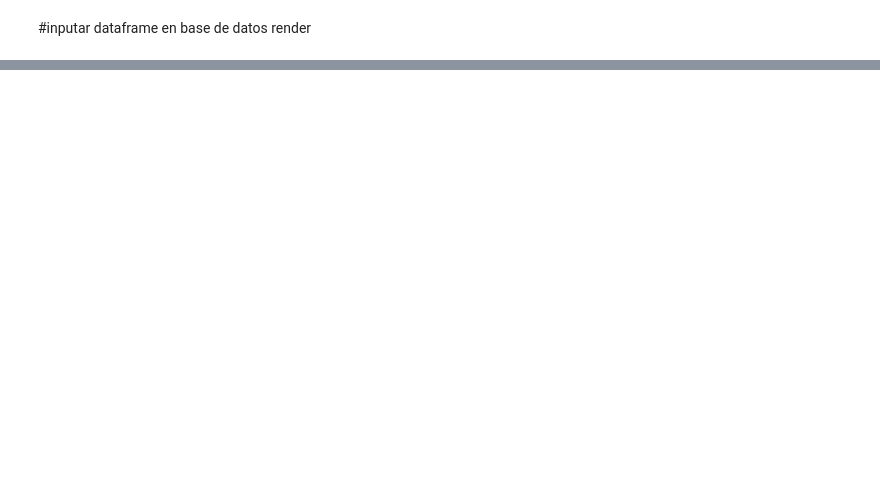
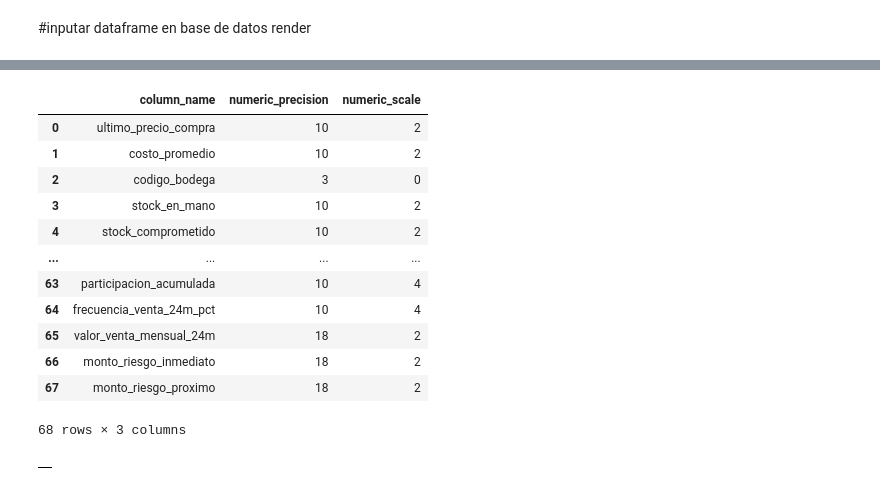
Before and after one commit to choppeb7/Tesis-Master-AI, a Jupyter notebook: Notebook_desarrollo.ipynb, the cells around one changed output, grey strips where cells are left out. Drawn from its saved outputs; the diff is of its cells as text; code cells hidden in the pictures; blank space fills up the shorter version.

```diff
--- a/Notebook_desarrollo.ipynb
+++ b/Notebook_desarrollo.ipynb
@@ -2306,0 +2985,76 @@ Tabla cerosa_analytics.oitm_ventas insertada/actualizada correctamente
+# %%
+import pandas as pd
+from sqlalchemy import text
+
+# ============================================================
+# 1. CONSULTAR TIPOS NUMÉRICOS DE LA TABLA EN POSTGRESQL
+# ============================================================
+
+query_tipos = """
+SELECT
+    column_name,
+    numeric_precision,
+    numeric_scale
+FROM information_schema.columns
+WHERE table_schema = 'cerosa_analytics'
+  AND table_name = 'oitm_ventas'
+  AND data_type = 'numeric'
+ORDER BY ordinal_position;
+"""
+
+df_tipos_numeric = pd.read_sql(query_tipos, engine)
+
+df_tipos_numeric
+# %% [output]
+|  | column_name | numeric_precision | numeric_scale |
+| 0 | ultimo_precio_compra | 10 | 2 |
+| 1 | costo_promedio | 10 | 2 |
+| 2 | codigo_bodega | 3 | 0 |
+| 3 | stock_en_mano | 10 | 2 |
+| 4 | stock_comprometido | 10 | 2 |
+| ... | ... | ... | ... |
+| 63 | participacion_acumulada | 10 | 4 |
+| 64 | frecuencia_venta_24m_pct | 10 | 4 |
+| 65 | valor_venta_mensual_24m | 18 | 2 |
+| 66 | monto_riesgo_inmediato | 18 | 2 |
+| 67 | monto_riesgo_proximo | 18 | 2 |
+68 rows × 3 columns
+# %%
+# ============================================================
+# 2. VALIDAR QUÉ COLUMNAS DEL DATAFRAME EXCEDEN EL LÍMITE
+# ============================================================
+
+problemas = []
+
+for _, row in df_tipos_numeric.iterrows():
+    columna = row["column_name"]
+    precision = row["numeric_precision"]
+    scale = row["numeric_scale"]
+
+    # Validar solo columnas que existan en el dataframe
+    if columna not in df_OITM_Ventas.columns:
+        continue
+
+    # Límite máximo permitido por NUMERIC(p, s)
+    # Ejemplo: NUMERIC(8,2) permite máximo 999999.99
+    digitos_enteros = precision - scale
+    limite = 10 ** digitos_enteros
+
+    # Convertir a numérico por seguridad
+    serie = pd.to_numeric(df_OITM_Ventas[columna], errors="coerce")
+
+    max_abs = serie.abs().max()
+
+    if pd.notna(max_abs) and max_abs >= limite:
+        problemas.append({
+            "columna": columna,
+            "tipo_postgres": f"NUMERIC({precision},{scale})",
+            "limite_maximo_permitido": limite - (10 ** -scale),
+            "valor_maximo_abs_dataframe": max_abs
+        })
+
+df_problemas_numeric = pd.DataFrame(problemas)
+
+df_problemas_numeric
+# %% [output]
+|  |
```
Also changed, not shown: parts of 41 cells of this notebook, 2 other files.
